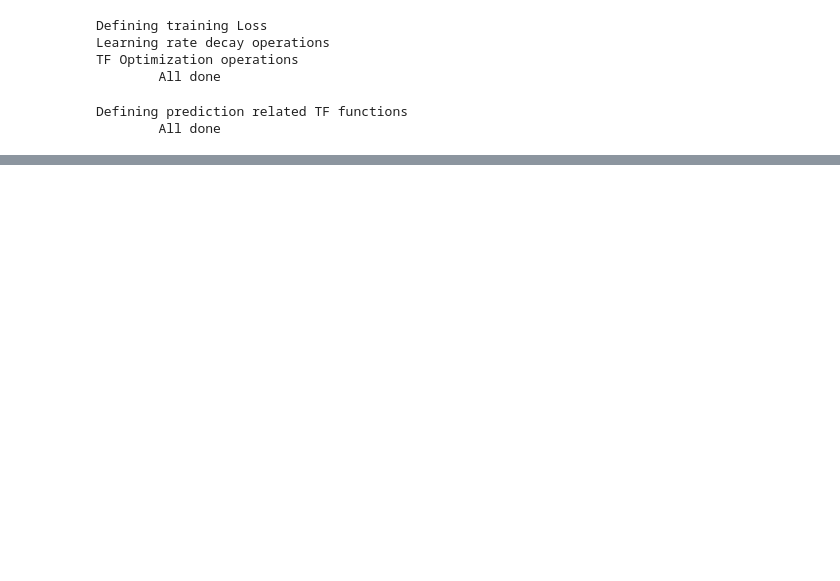
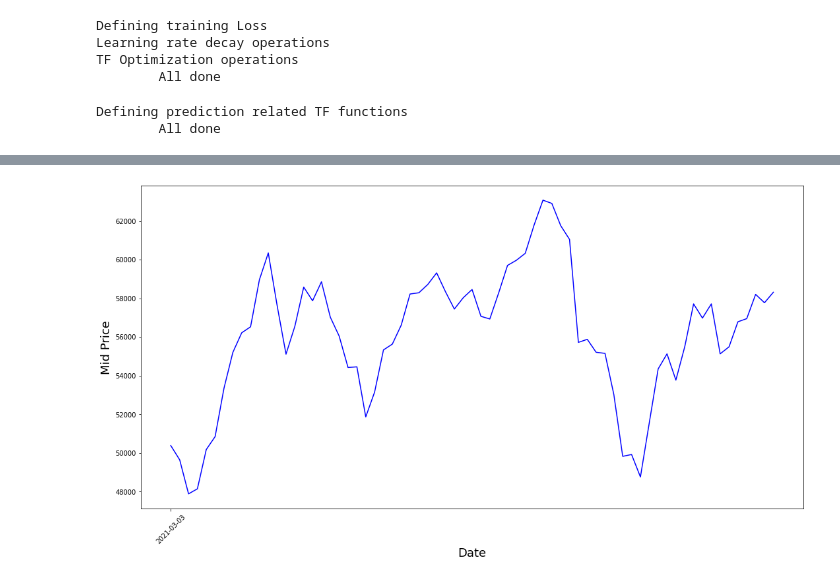
Before and after one commit to Cosby1992/BigProject, a Jupyter notebook: pre_processing/BitCoin_Mo_predicter.ipynb, the cells around one changed output, grey strips where cells are left out. Cells and saved outputs as stored; diff of their text form; code cells hidden in the pictures; blank space fills up the shorter version.

```diff
--- a/pre_processing/BitCoin_Mo_predicter.ipynb
+++ b/pre_processing/BitCoin_Mo_predicter.ipynb
@@ -634,0 +620,9 @@ plt.show()
+# %%
+plt.figure(figsize = (18,9))
+plt.plot(range(df2.shape[0]),(df2['low']+df2['high'])/2.0, color='b')
+plt.xticks(range(0,df2.shape[0],100),df2['date'].loc[::100],rotation=45)
+plt.xlabel('Date',fontsize=18)
+plt.ylabel('Mid Price',fontsize=18)
+plt.show()
+# %% [output]
+[figure, added]
```
Also changed, not shown: parts of 23 cells of this notebook.
